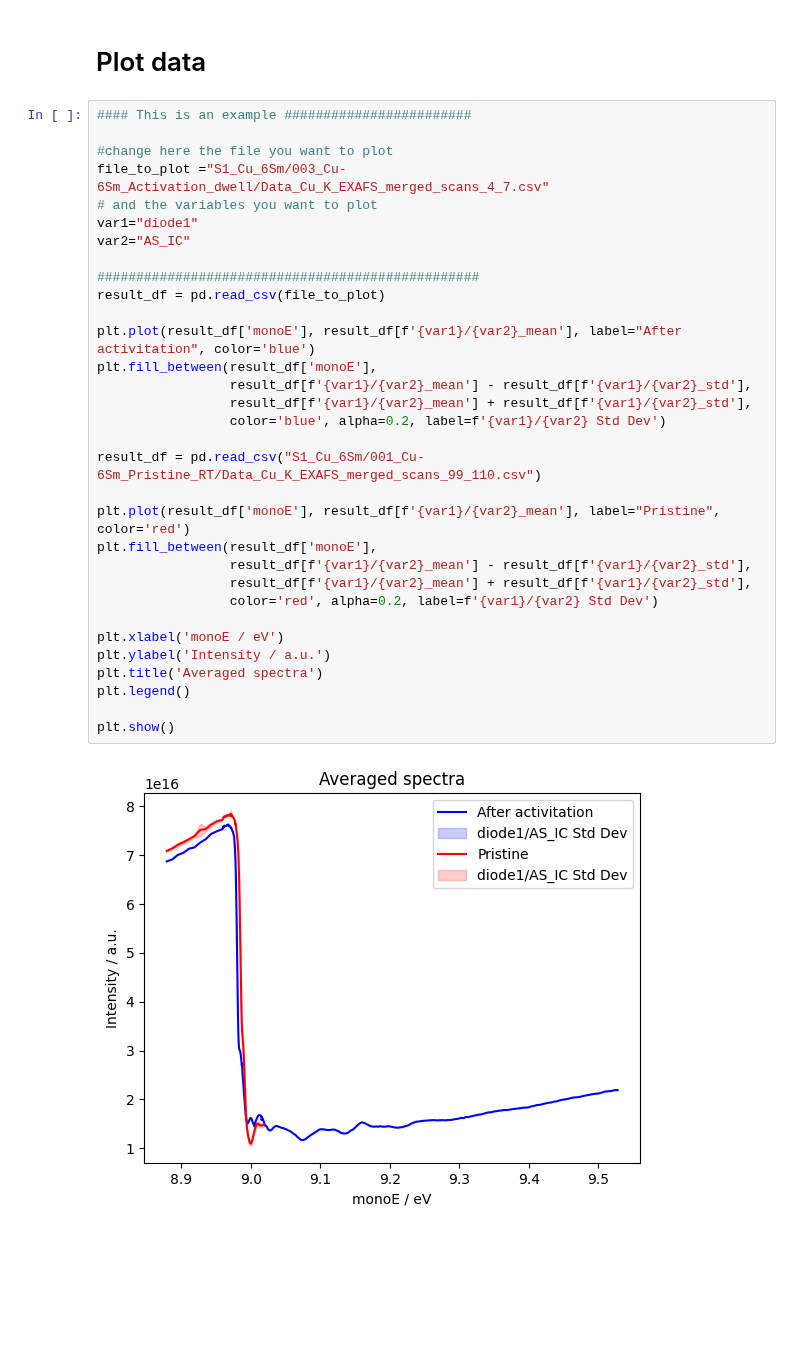
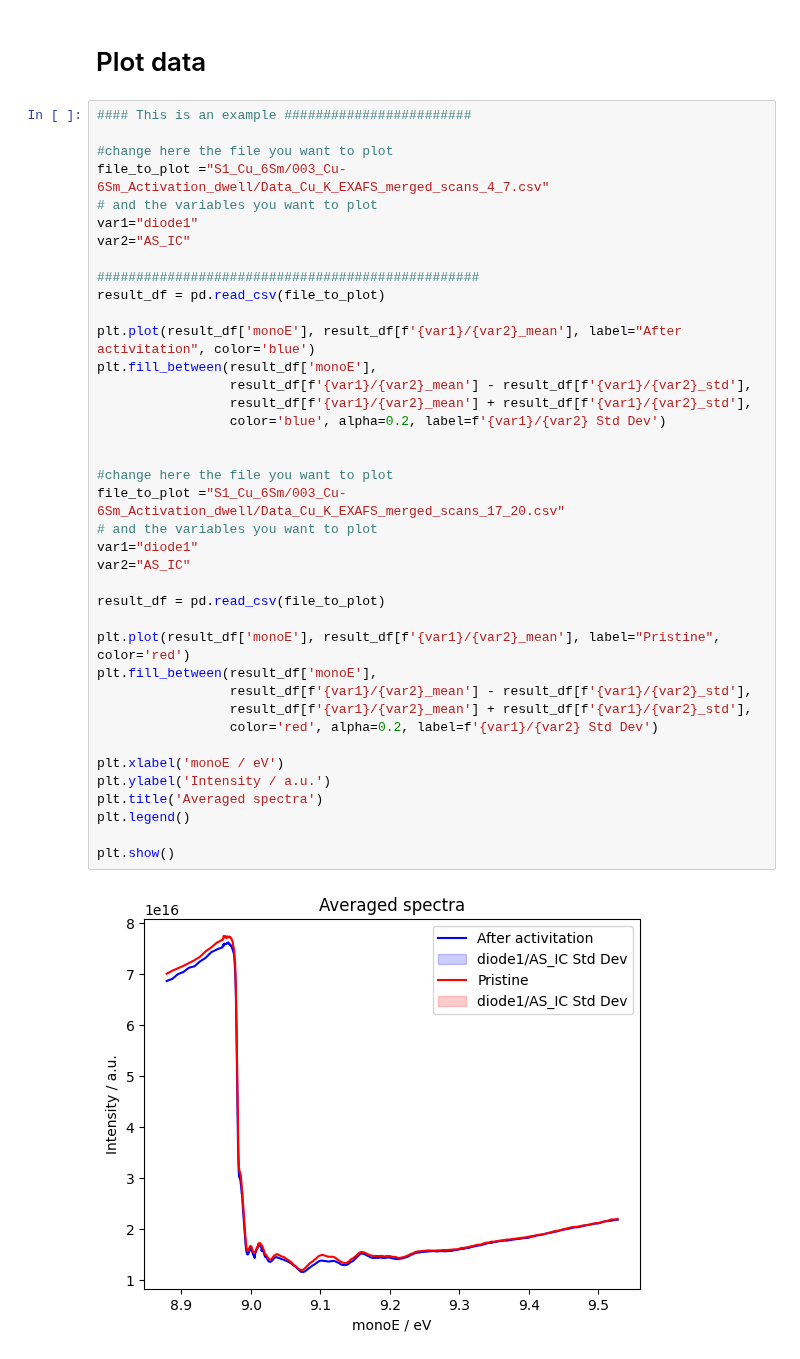
Before and after one commit to raulgarciadiez/myspot_2024_07, a Jupyter notebook: Export_from_Spec.ipynb, the cells around one changed output. Cells and saved outputs as stored; diff of their text form; blank space fills up the shorter version.

Commit message:
plot Cu K EXAFS until T4

```diff
--- a/Export_from_Spec.ipynb
+++ b/Export_from_Spec.ipynb
@@ -101,32 +85,39 @@ S1_Cu_6Sm/003_Cu-6Sm_Activation_dwell/scan_5.dat Index(['monoE', 'monobr', 'cr2l
 
 #change here the file you want to plot
 file_to_plot ="S1_Cu_6Sm/003_Cu-6Sm_Activation_dwell/Data_Cu_K_EXAFS_merged_scans_4_7.csv"
 # and the variables you want to plot
 var1="diode1"
 var2="AS_IC"
 
 #################################################
 result_df = pd.read_csv(file_to_plot)
 
 plt.plot(result_df['monoE'], result_df[f'{var1}/{var2}_mean'], label="After activitation", color='blue')
 plt.fill_between(result_df['monoE'],
                  result_df[f'{var1}/{var2}_mean'] - result_df[f'{var1}/{var2}_std'],
                  result_df[f'{var1}/{var2}_mean'] + result_df[f'{var1}/{var2}_std'],
                  color='blue', alpha=0.2, label=f'{var1}/{var2} Std Dev')
 
-result_df = pd.read_csv("S1_Cu_6Sm/001_Cu-6Sm_Pristine_RT/Data_Cu_K_EXAFS_merged_scans_99_110.csv")
+
+#change here the file you want to plot
+file_to_plot ="S1_Cu_6Sm/003_Cu-6Sm_Activation_dwell/Data_Cu_K_EXAFS_merged_scans_17_20.csv"
+# and the variables you want to plot
+var1="diode1"
+var2="AS_IC"
+
+result_df = pd.read_csv(file_to_plot)
 
 plt.plot(result_df['monoE'], result_df[f'{var1}/{var2}_mean'], label="Pristine", color='red')
 plt.fill_between(result_df['monoE'],
                  result_df[f'{var1}/{var2}_mean'] - result_df[f'{var1}/{var2}_std'],
                  result_df[f'{var1}/{var2}_mean'] + result_df[f'{var1}/{var2}_std'],
                  color='red', alpha=0.2, label=f'{var1}/{var2} Std Dev')
 
 plt.xlabel('monoE / eV')
 plt.ylabel('Intensity / a.u.')
 plt.title('Averaged spectra')
 plt.legend()
 
 plt.show()
 # %% [output]
-[figure, old version]
+[figure, new version]
```
Also changed, not shown: parts of 2 cells of this notebook, 45 other files.
